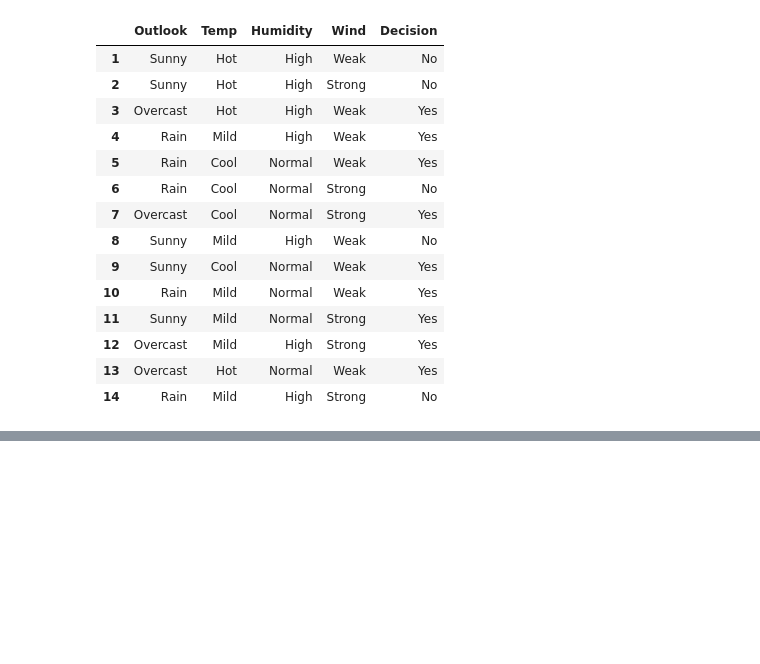
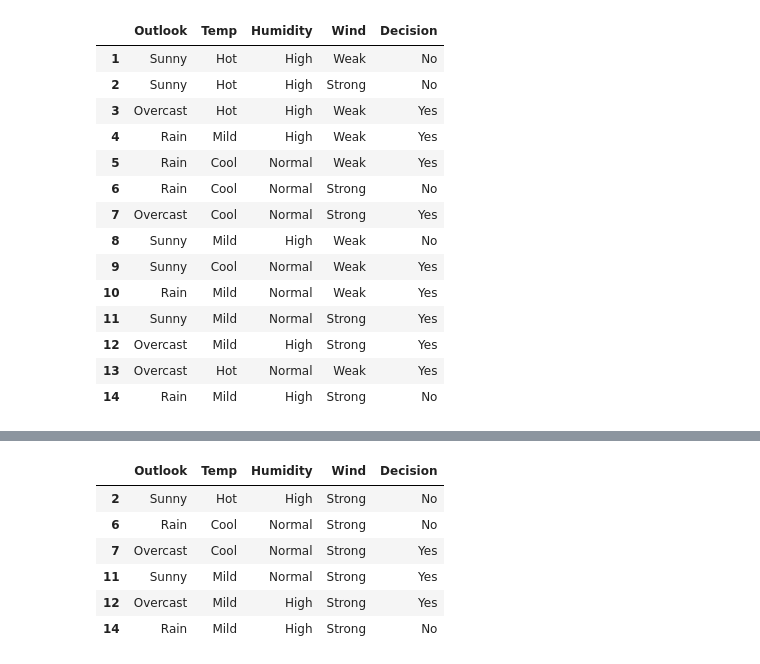
Before and after one commit to Sukhrobjon/DS-1.1, a Jupyter notebook: class_exercises/tennis.ipynb, the cells around one changed output, grey strips where cells are left out. Drawn from its saved outputs; the diff is of its cells as text; code cells hidden in the pictures; blank space fills up the shorter version.

```diff
--- a/class_exercises/tennis.ipynb
+++ b/class_exercises/tennis.ipynb
@@ -40,0 +55,10 @@ print(conditional_prob('Wind', 'Decision', 'Strong'))
+# %%
+df[df['Wind'] == 'Strong']
+# %% [output]
+|  | Outlook | Temp | Humidity | Wind | Decision |
+| 2 | Sunny | Hot | High | Strong | No |
+| 6 | Rain | Cool | Normal | Strong | No |
+| 7 | Overcast | Cool | Normal | Strong | Yes |
+| 11 | Sunny | Mild | Normal | Strong | Yes |
+| 12 | Overcast | Mild | High | Strong | Yes |
+| 14 | Rain | Mild | High | Strong | No |
```
Also changed, not shown: parts of 4 cells of this notebook, 1 other file.
